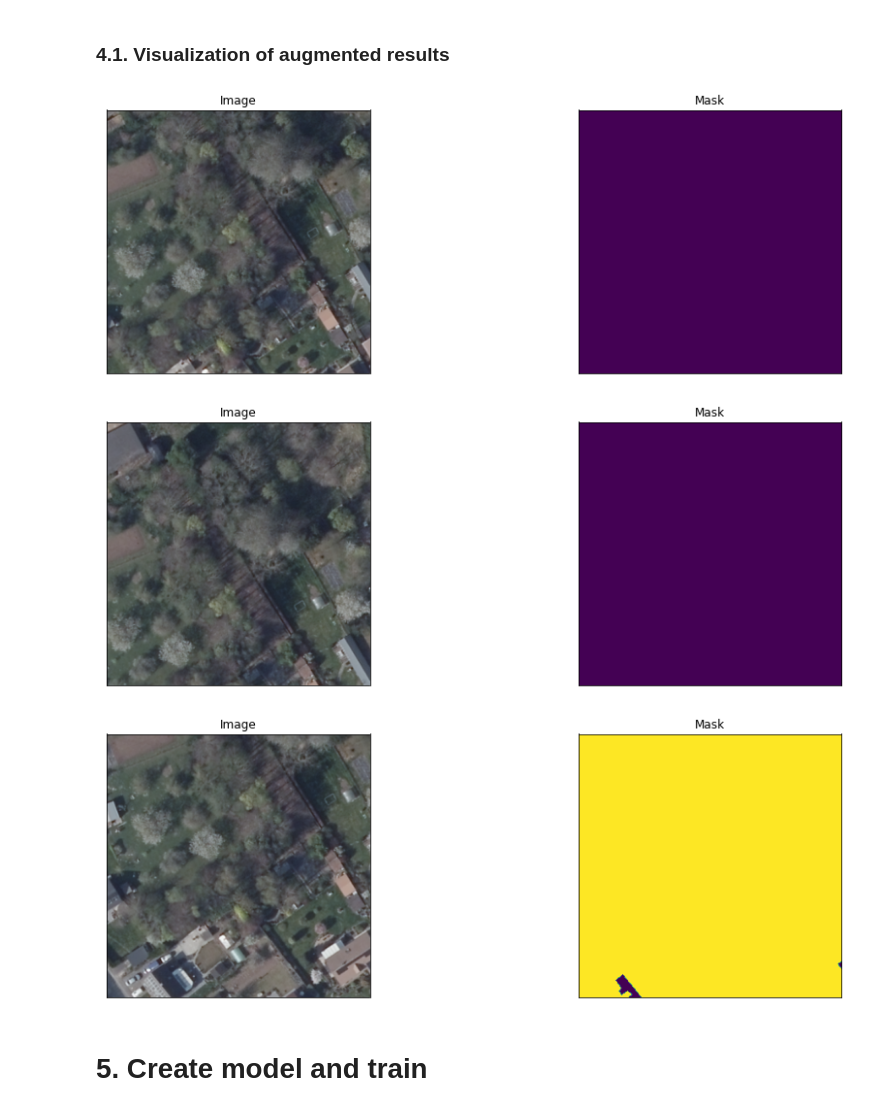
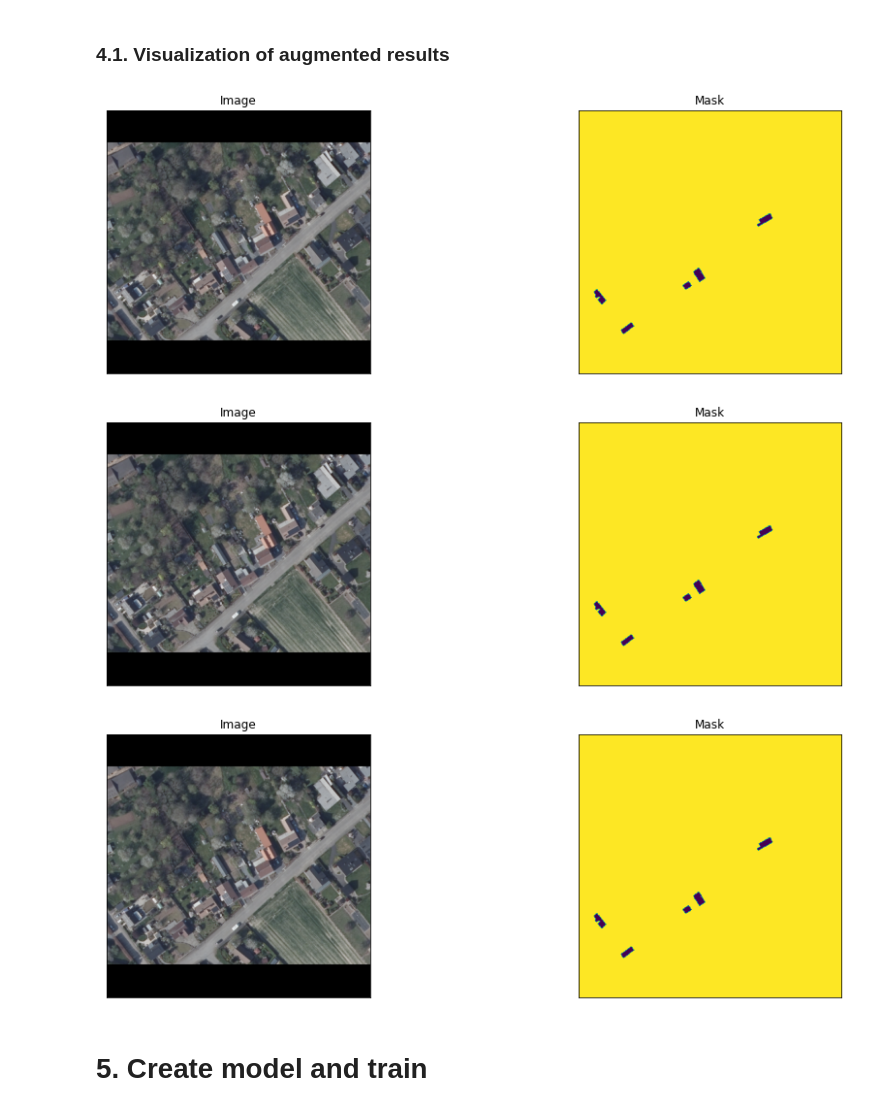
Before and after one commit to areisde/solar_panel_seg, a Jupyter notebook: Training.ipynb, the cells around one changed output. Saved outputs shown, nothing was run; the diff lists cells and outputs as text; code cells hidden in the pictures.

```diff
--- a/Training.ipynb
+++ b/Training.ipynb
@@ -91,19 +91,19 @@ To do so, we will use the library called 'Albumentations'.
 # %%
 augmented_dataset = Dataset(
     x_train_dir,
     y_train_dir,
-    augmentation=get_training_augmentation(),
+    #augmentation=get_training_augmentation(),
     classes=['solar panel'],
 )
 
 # same image with different random transforms
 for i in range(3):
     image, mask = augmented_dataset[5]
     visualize(image=image, mask=mask.squeeze(-1))
 # %% [output]
-[figure, old version]
+[figure, new version]
-[figure, old version]
+[figure, new version]
-[figure, old version]
+[figure, new version]
 # %% [markdown]
 # 5. Create model and train
 # %% [markdown]
```
Also changed, not shown: parts of 4 cells of this notebook, 3 other files.
